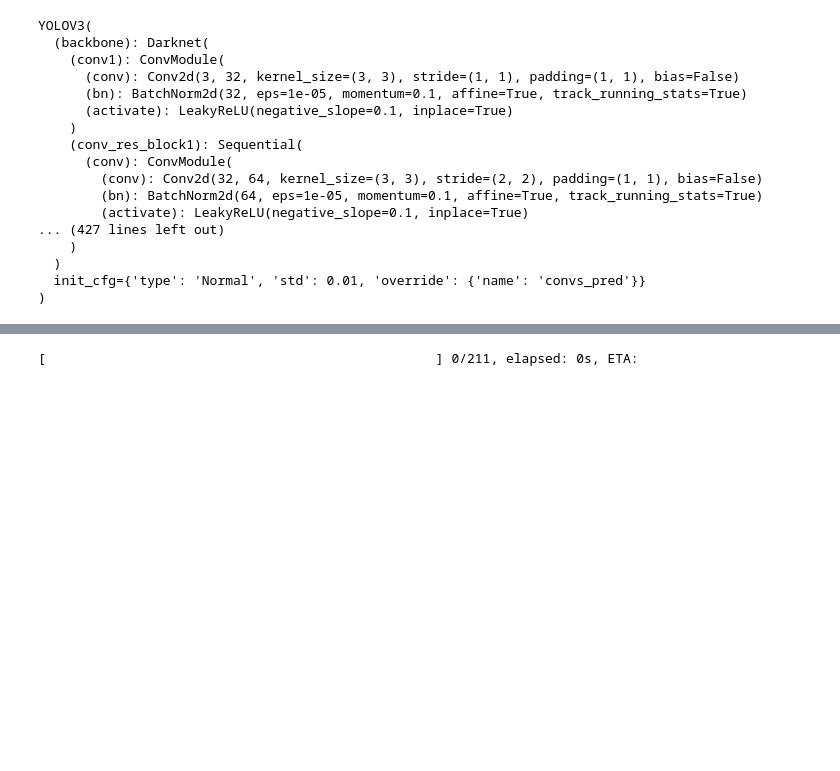
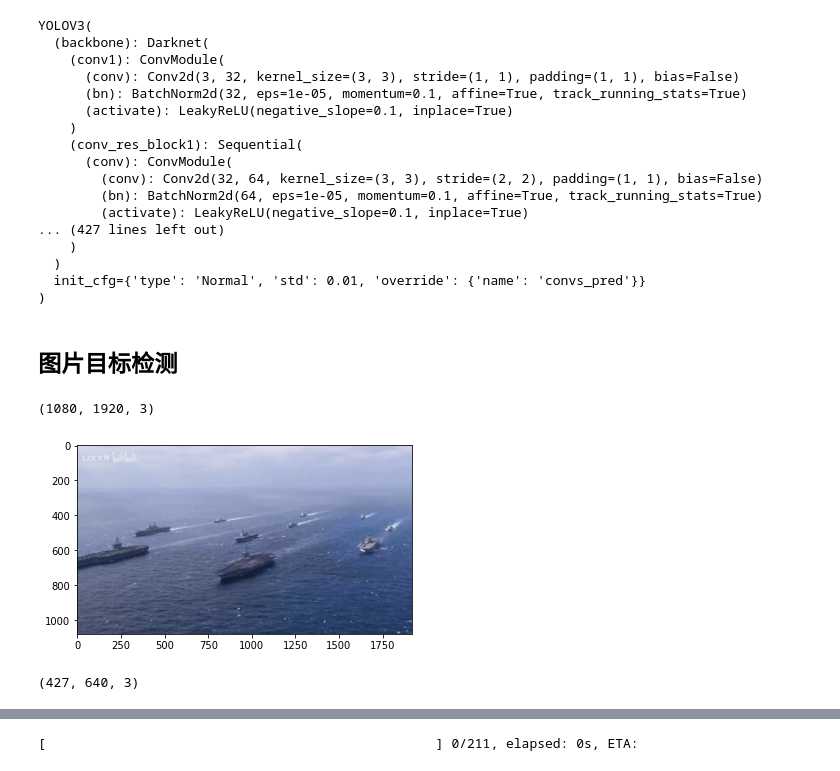
Before and after one commit to liuxr98/mmdetection, a Jupyter notebook: mmdetection-runtion.ipynb, the cells around one changed output, grey strips where cells are left out. Saved outputs shown, nothing was run; the diff lists cells and outputs as text; code cells hidden in the pictures; blank space fills up the shorter version.

```diff
--- a/mmdetection-runtion.ipynb
+++ b/mmdetection-runtion.ipynb
@@ -161,3 +161,23 @@ YOLOV3(
   )
   init_cfg={'type': 'Normal', 'std': 0.01, 'override': {'name': 'convs_pred'}}
 )
+# %% [markdown]
+## 图片目标检测
+# %%
+import cv2
+from matplotlib import pyplot as plt # 取代cv2进行显示图片
+
+video_reader = mmcv.VideoReader('demo/boats.mp4')
+# %%
+frame = video_reader.read()
+# %%
+frame.shape
+# %% [output]
+(1080, 1920, 3)
+# %%
+%matplotlib inline
+
+plt.imshow(frame[:,:, ::-1]) # transfer to rgb
+plt.show()
+# %% [output]
+[figure, added]
@@ -163,0 +186,4 @@ YOLOV3(
+# %%
+img.shape
+# %% [output]
+(427, 640, 3)
```
Also changed, not shown: parts of 6 cells of this notebook, 10 other files.
